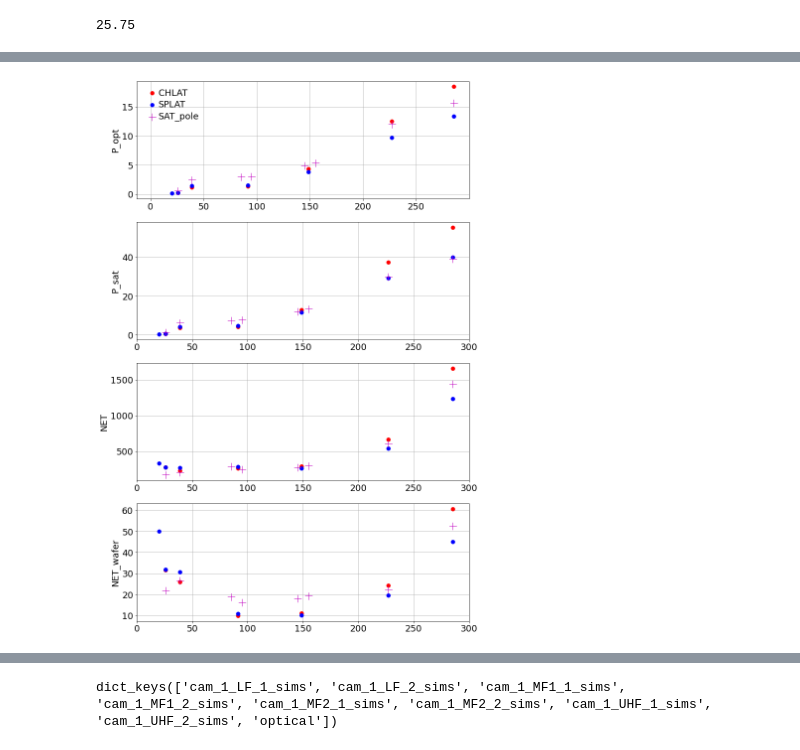
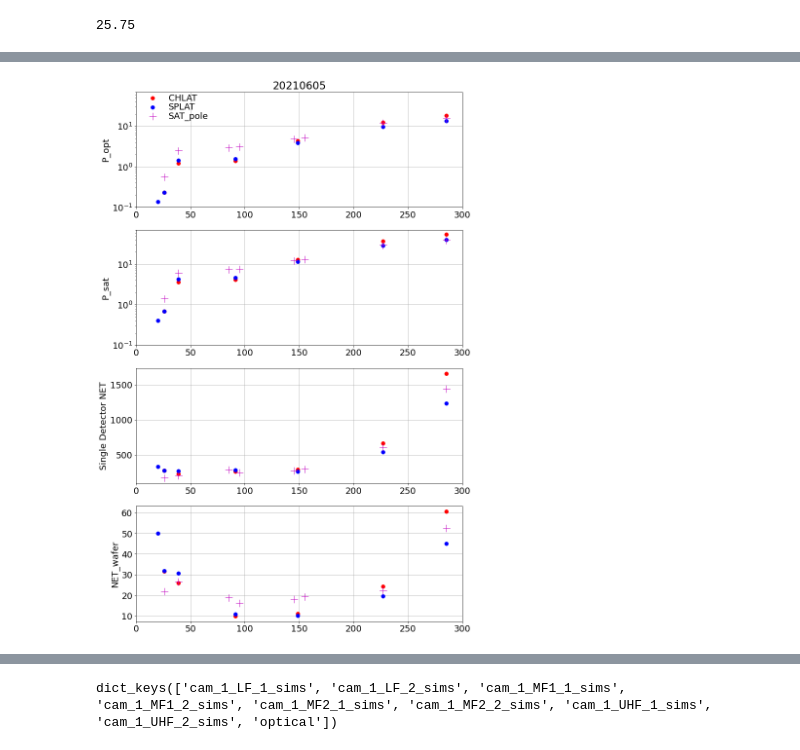
Before and after one commit to CMB-S4/bolo_calc_runs, a Jupyter notebook: pbdr_v2/RunDefaultConfig.ipynb, the cells around one changed output, grey strips where cells are left out. Drawn from its saved outputs; the diff is of its cells as text; code cells hidden in the pictures.

Commit message:
Adding more plots to RunDefaultConfig.ipynb

```diff
--- a/pbdr_v2/RunDefaultConfig.ipynb
+++ b/pbdr_v2/RunDefaultConfig.ipynb
@@ -70,16 +70,36 @@ dd['instrument']['camera_config']['elements']['cam_1']['chan_config']['elements'
 25.75
 # %%
 plt.clf()
+ax1=plt.subplot(4,1,1)
+ax1.set_ylabel('P_opt')
+ax1.set_xlim(0,300)
+ax1.set_ylim(0.1,70)
+ax1.grid()
+#
+ax2=plt.subplot(4,1,2)
+ax2.set_ylabel('P_sat')
+ax2.set_xlim(0,300)
+ax2.set_ylim(0.1,70)
+ax2.grid()
+#
+ax3=plt.subplot(4,1,3)
+ax3.set_ylabel('Single Detector NET')
+ax3.set_xlim(0,300)
+ax3.grid()
+#
+ax4=plt.subplot(4,1,4)
+ax4.set_ylabel('NET_wafer')
+ax4.set_xlim(0,300)
+ax4.grid()
 
 data = {}
-
-yfrac = 0.9
+yfrac = 0.7
 for yamlfile in yamlfiles:
     data[yamlfile] = {}
     dd = yaml.safe_load(open(yamlfile))
     version_date = str(dd['version']['date'])
     version_telescope = str(dd['version']['name'])
-    print('{0:8s}   Psat(pW)   NET    NET_wafer'.format(version_telescope))
+    #print('{0:8s}   Psat(pW)   NET    NET_wafer'.format(version_telescope))
     del dd['version']
 
     # location of atmosphere file
@@ -114,38 +134,28 @@ for yamlfile in yamlfiles:
     for chname in data[yamlfile].keys():
         nu = data[yamlfile][chname]['bandcenter']
         #
-        plt.subplot(4,1,1)
-        plt.plot(nu, data[yamlfile][chname]['popt'],pointtype, markersize=15 )
-        plt.ylabel('P_opt')
+        #ax1= plt.subplot(4,1,1)
+        ax1.semilogy(nu, data[yamlfile][chname]['popt'],pointtype, markersize=15 )
+        #
+        ax2.semilogy(nu, data[yamlfile][chname]['psat'],pointtype, markersize=15 )
+        #
+        ax3.plot(nu, data[yamlfile][chname]['net'],pointtype, markersize=15 )
+        #
+        ax4.plot(nu, data[yamlfile][chname]['netwafer'],pointtype, markersize=15 )
+        #
 
 
-        plt.grid()
-        #
-        plt.subplot(4,1,2)
-        plt.plot(nu, data[yamlfile][chname]['psat'],pointtype, markersize=15 )
-        plt.ylabel('P_sat')
-        plt.xlim(0,300)
-        plt.grid()
-        #
-        plt.subplot(4,1,3)
-        plt.plot(nu, data[yamlfile][chname]['net'],pointtype, markersize=15 )
-        plt.ylabel('NET')
-        plt.xlim(0,300)
-        plt.grid()
-        #
-        plt.subplot(4,1,4)
-        plt.plot(nu, data[yamlfile][chname]['netwafer'],pointtype, markersize=15 )
-        plt.ylabel('NET_wafer')
-        plt.xlim(0,300)
-        plt.grid()
-        #
+    ymin,ymax = ax1.set_ylim()
+    xmin,xmax = ax1.set_xlim()
+    xval = xmin+0.05*(xmax-xmin)
+    yval = ymin+yfrac*(ymax-ymin)
+    ax1.semilogy(xval,yval,pointtype,markersize=15)
+    ax1.text(xval+0.05*(xmax-xmin),yval,version_telescope,verticalalignment='center')
+    yfrac = yfrac*0.6
 
-    plt.subplot(4,1,1)
-    ymin,ymax = plt.ylim()
-    xmin,xmax = plt.ylim()
-    xval = xmin+0.1*(xmax-xmin)
-    yval = ymin+yfrac*(ymax-ymin)
-    plt.plot(xval,yval,pointtype,markersize=15)
-    plt.text(xval+0.3*(xmax-xmin),yval,version_telescope,verticalalignment='center')
-    yfrac = yfrac-0.1
+    #
+    ax1.grid()
+    ax1.grid()
+    ax1.set_title(version_date)
+    #
 # %% [output]
@@ -155 +162 @@ SAT_pole   Psat(pW)   NET    NET_wafer
-[figure, old version]
+[figure, new version]
```
Also changed, not shown: parts of 2 cells of this notebook.
